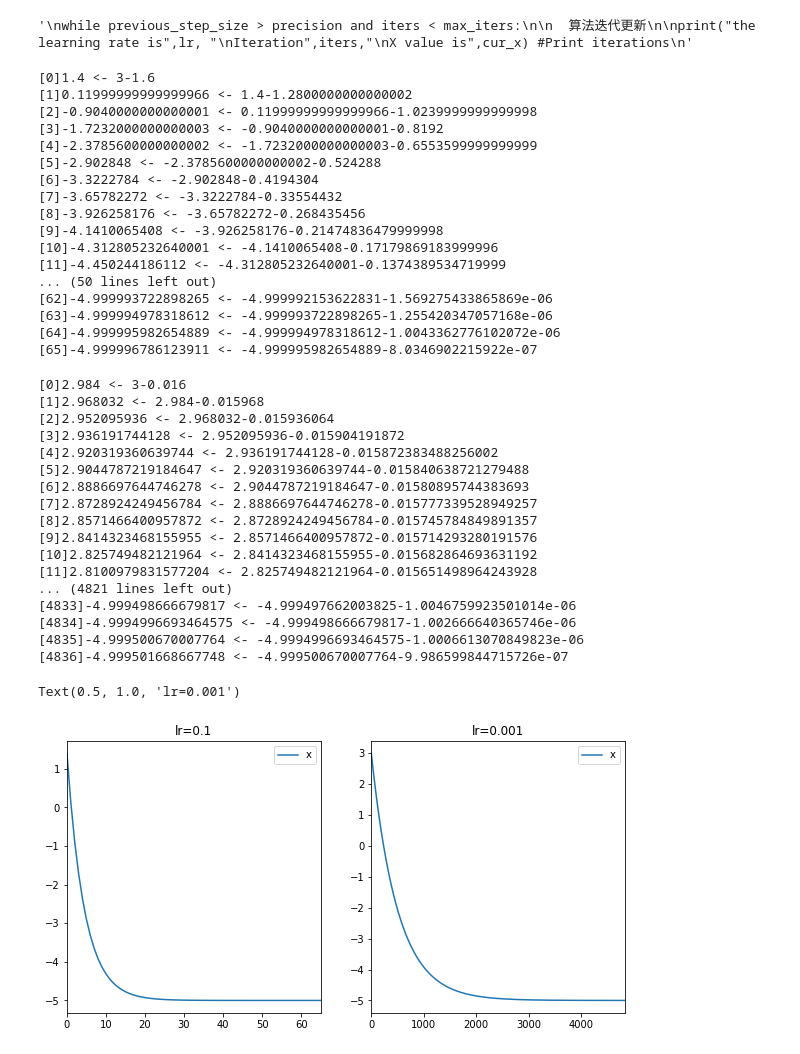
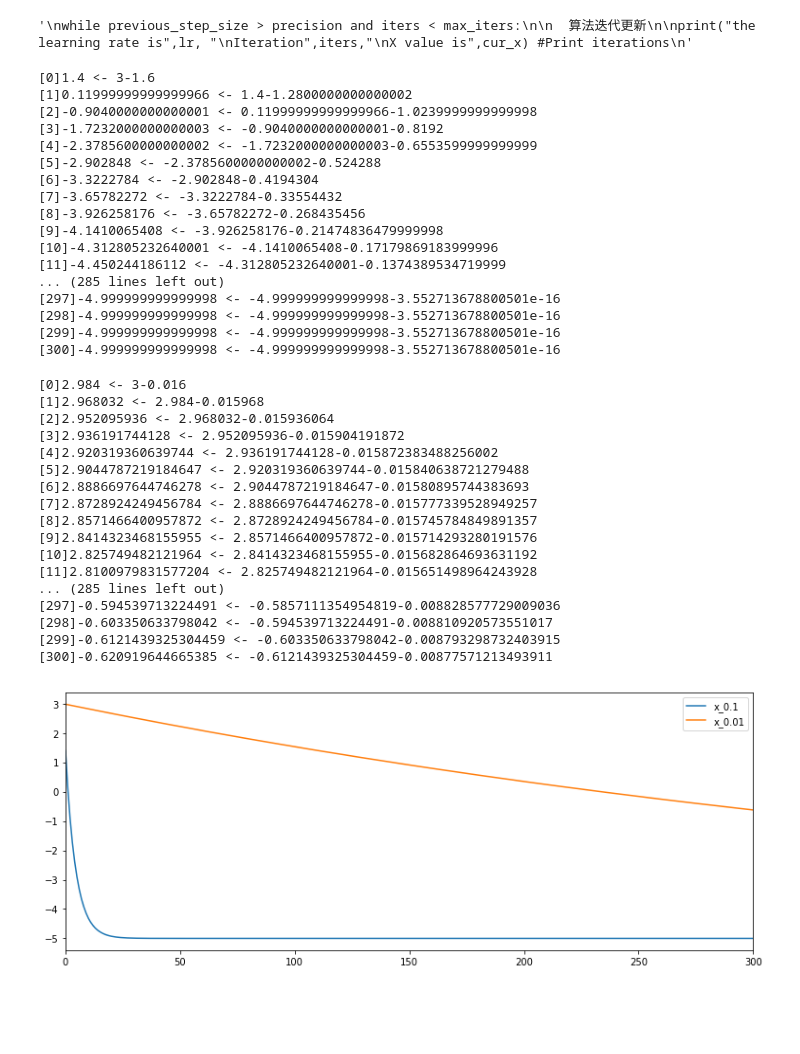
Before and after one commit to flyhead30042/ML100, a Jupyter notebook: homework/Day73_Gradient_Descent_HW.ipynb, the cells around one changed output. Drawn from its saved outputs; the diff is of its cells as text; code cells hidden in the pictures; blank space fills up the shorter version.

```diff
--- a/homework/Day73_Gradient_Descent_HW.ipynb
+++ b/homework/Day73_Gradient_Descent_HW.ipynb
@@ -30,8 +30,7 @@ print("the learning rate is",lr, "\nIteration",iters,"\nX value is",cur_x) #Prin
 '\nwhile previous_step_size > precision and iters < max_iters:\n\n  算法迭代更新\n\nprint("the learning rate is",lr, "\nIteration",iters,"\nX value is",cur_x) #Print iterations\n'
 # %%
 cur_x = 3
-precision = 0.000001
-max_iters = 10000
+max_iters = 300
 df = lambda x: 2*(x+5)
 
 lr=0.1
@@ -39,7 +38,7 @@ iters = 0
 step_size =999
 x_hist_1 = list()
 
-while step_size > precision and iters < max_iters:
+while iters <= max_iters:
     step_size = abs(lr * df(cur_x))
     next_x = cur_x - step_size
     x_hist_1.append(next_x)
@@ -59,15 +58,14 @@ while step_size > precision and iters < max_iters:
 [9]-4.1410065408 <- -3.926258176-0.21474836479999998
 [10]-4.312805232640001 <- -4.1410065408-0.17179869183999996
 [11]-4.450244186112 <- -4.312805232640001-0.1374389534719999
-... (50 lines left out)
-[62]-4.999993722898265 <- -4.999992153622831-1.569275433865869e-06
-[63]-4.999994978318612 <- -4.999993722898265-1.255420347057168e-06
-[64]-4.999995982654889 <- -4.999994978318612-1.0043362776102072e-06
-[65]-4.999996786123911 <- -4.999995982654889-8.0346902215922e-07
+... (285 lines left out)
+[297]-4.999999999999998 <- -4.999999999999998-3.552713678800501e-16
+[298]-4.999999999999998 <- -4.999999999999998-3.552713678800501e-16
+[299]-4.999999999999998 <- -4.999999999999998-3.552713678800501e-16
+[300]-4.999999999999998 <- -4.999999999999998-3.552713678800501e-16
 # %%
 cur_x = 3
-precision = 0.000001
-max_iters = 10000
+max_iters = 300
 df = lambda x: 2*(x+5)
 
 lr=0.001
@@ -75,7 +73,7 @@ iters = 0
 step_size =999
 x_hist_2 = list()
 
-while step_size > precision and iters < max_iters:
+while iters <= max_iters:
     step_size = lr * df(cur_x)
     next_x = cur_x - step_size
     x_hist_2.append(next_x)
@@ -95,23 +93,17 @@ while step_size > precision and iters < max_iters:
 [9]2.8414323468155955 <- 2.8571466400957872-0.015714293280191576
 [10]2.825749482121964 <- 2.8414323468155955-0.015682864693631192
 [11]2.8100979831577204 <- 2.825749482121964-0.015651498964243928
-... (4821 lines left out)
-[4833]-4.999498666679817 <- -4.999497662003825-1.0046759923501014e-06
-[4834]-4.9994996693464575 <- -4.999498666679817-1.002666640365746e-06
-[4835]-4.999500670007764 <- -4.9994996693464575-1.0006613070849823e-06
-[4836]-4.999501668667748 <- -4.999500670007764-9.986599844715726e-07
+... (285 lines left out)
+[297]-0.594539713224491 <- -0.5857111354954819-0.008828577729009036
+[298]-0.603350633798042 <- -0.594539713224491-0.008810920573551017
+[299]-0.6121439325304459 <- -0.603350633798042-0.008793298732403915
+[300]-0.620919644665385 <- -0.6121439325304459-0.00877571213493911
 # %%
 import pandas as pd
 import matplotlib.pyplot as plt
 
-fig, ax = plt.subplots(1,2, figsize=(10,5))
-df1 = pd.DataFrame({"x":x_hist_1})
-g1 = df1.plot(kind="line", ax = ax[0], sharex=True)
-g1.set_title("lr=0.1")
-
-df2 = pd.DataFrame({"x":x_hist_2})
-g2 = df2.plot(kind="line", ax = ax[1], sharex=True)
-g2.set_title("lr=0.001")
+fig, ax = plt.subplots(1,1, figsize=(13,5))
+df = pd.DataFrame({"x_0.1":x_hist_1, "x_0.01":x_hist_2})
+g = df.plot(kind="line", ax=ax)
 # %% [output]
-Text(0.5, 1.0, 'lr=0.001')
-[figure, old version]
+[figure, new version]
```
